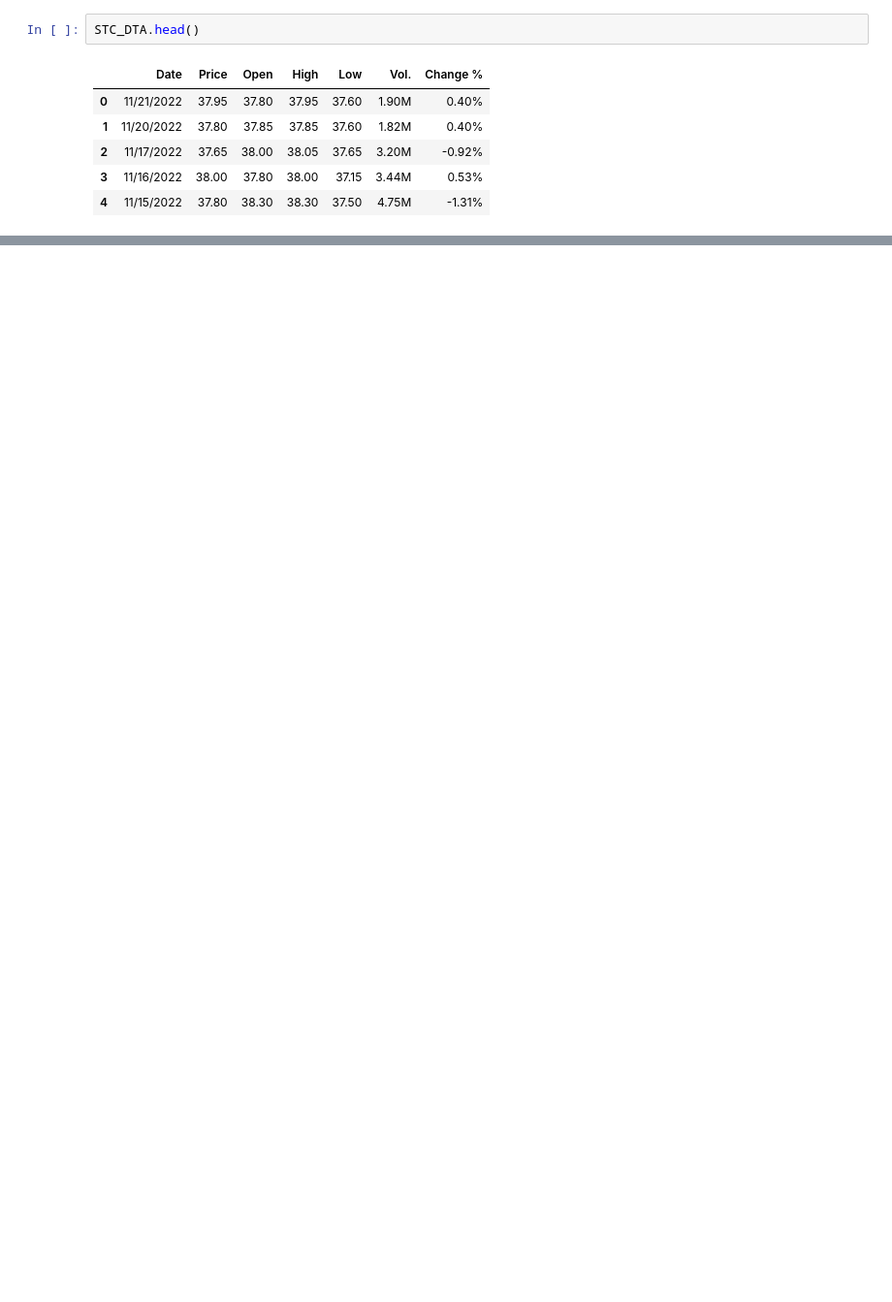
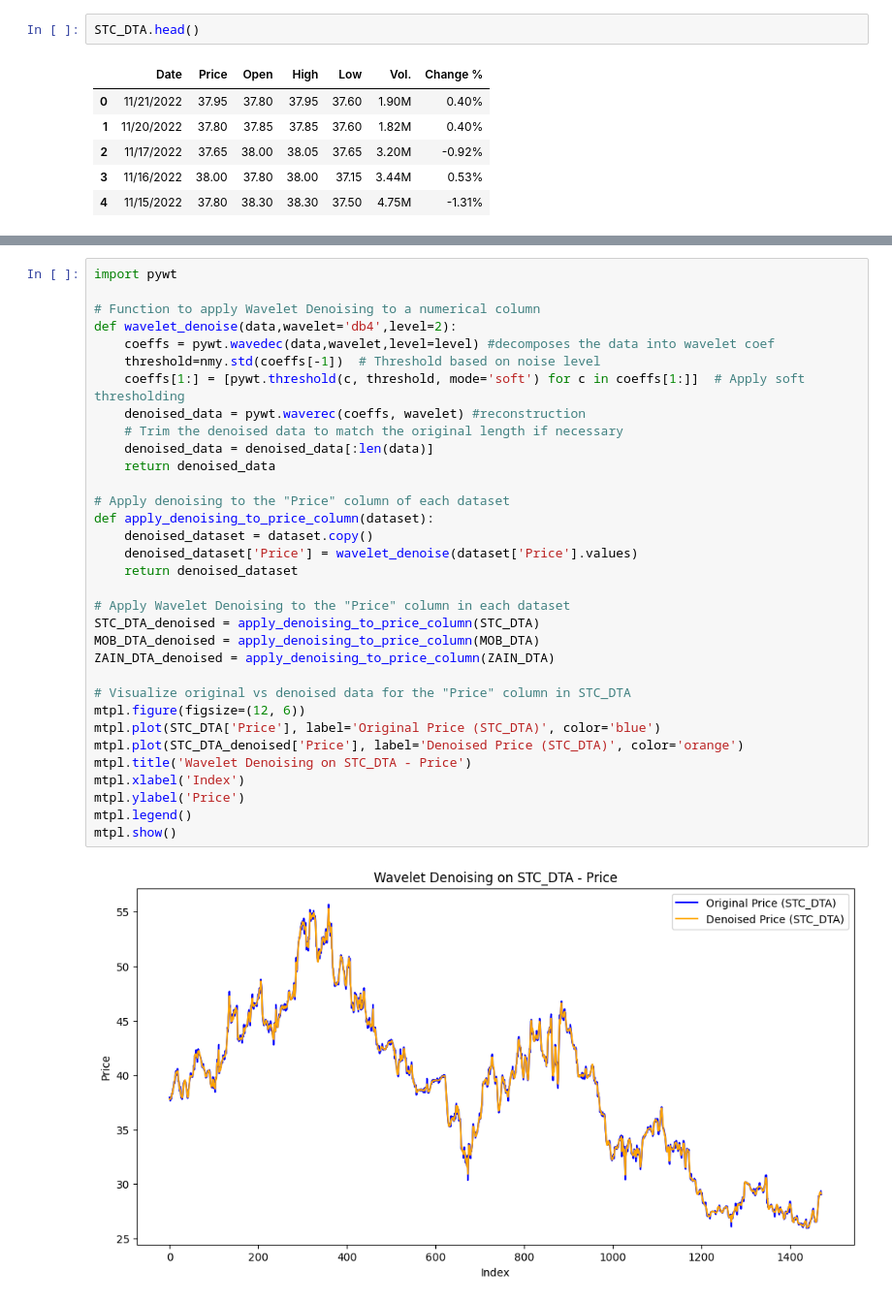
Before and after one commit to aswink71/Time-Series-Project, a Jupyter notebook: Untitled13.ipynb, the cells around one changed output, grey strips where cells are left out. Shown: that part at 97% size. Saved outputs shown, nothing was run; the diff lists cells and outputs as text; blank space fills up the shorter version.

```diff
--- a/Untitled13.ipynb
+++ b/Untitled13.ipynb
@@ -69,0 +221,35 @@ STC_DTA.head()
+# %%
+import pywt
+
+# Function to apply Wavelet Denoising to a numerical column
+def wavelet_denoise(data,wavelet='db4',level=2):
+    coeffs = pywt.wavedec(data,wavelet,level=level) #decomposes the data into wavelet coef
+    threshold=nmy.std(coeffs[-1])  # Threshold based on noise level
+    coeffs[1:] = [pywt.threshold(c, threshold, mode='soft') for c in coeffs[1:]]  # Apply soft thresholding
+    denoised_data = pywt.waverec(coeffs, wavelet) #reconstruction
+    # Trim the denoised data to match the original length if necessary
+    denoised_data = denoised_data[:len(data)]
+    return denoised_data
+
+# Apply denoising to the "Price" column of each dataset
+def apply_denoising_to_price_column(dataset):
+    denoised_dataset = dataset.copy()
+    denoised_dataset['Price'] = wavelet_denoise(dataset['Price'].values)
+    return denoised_dataset
+
+# Apply Wavelet Denoising to the "Price" column in each dataset
+STC_DTA_denoised = apply_denoising_to_price_column(STC_DTA)
+MOB_DTA_denoised = apply_denoising_to_price_column(MOB_DTA)
+ZAIN_DTA_denoised = apply_denoising_to_price_column(ZAIN_DTA)
+
+# Visualize original vs denoised data for the "Price" column in STC_DTA
+mtpl.figure(figsize=(12, 6))
+mtpl.plot(STC_DTA['Price'], label='Original Price (STC_DTA)', color='blue')
+mtpl.plot(STC_DTA_denoised['Price'], label='Denoised Price (STC_DTA)', color='orange')
+mtpl.title('Wavelet Denoising on STC_DTA - Price')
+mtpl.xlabel('Index')
+mtpl.ylabel('Price')
+mtpl.legend()
+mtpl.show()
+# %% [output]
+[figure, added]
```
Also changed, not shown: parts of 26 cells of this notebook.
